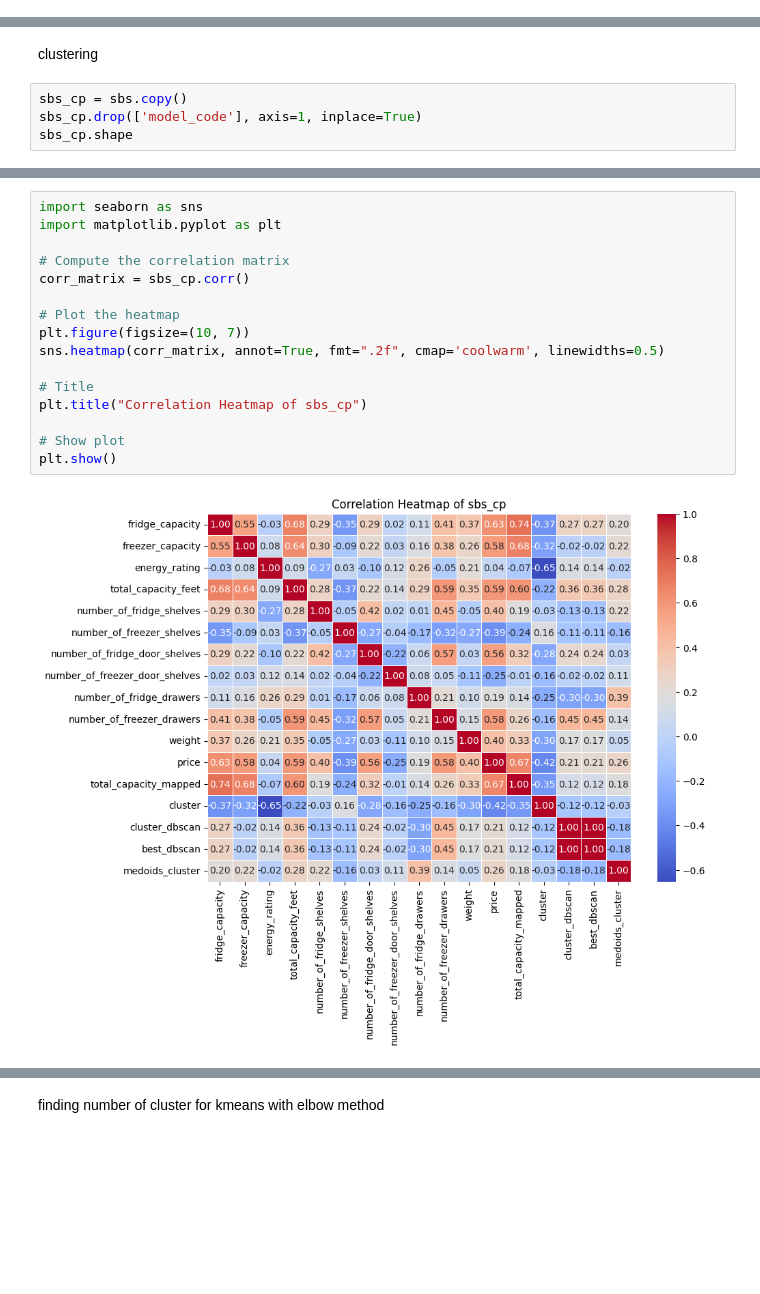
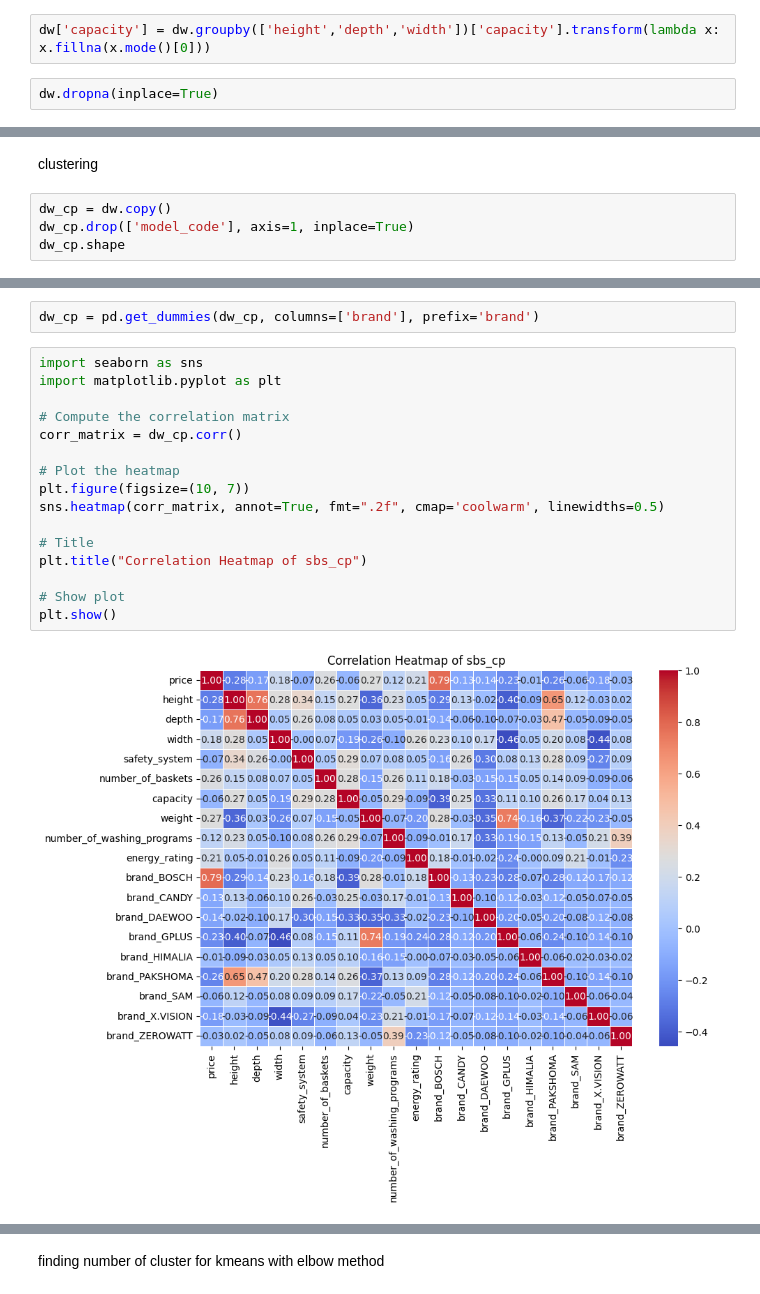
Before and after one commit to atefehjn/scraping-clustering, a Jupyter notebook: DW_dataset_cleaning.ipynb, the cells around one changed output, grey strips where cells are left out. Cells and saved outputs as stored; diff of their text form; blank space fills up the shorter version.

```diff
--- a/DW_dataset_cleaning.ipynb
+++ b/DW_dataset_cleaning.ipynb
@@ -208,0 +512,4 @@ dtype: int64
+# %%
+dw['capacity'] = dw.groupby(['height','depth','width'])['capacity'].transform(lambda x: x.fillna(x.mode()[0]))
+# %%
+dw.dropna(inplace=True)
@@ -209,7 +523,7 @@ dtype: int64
 # %% [markdown]
 clustering
 # %%
-sbs_cp = sbs.copy()
-sbs_cp.drop(['model_code'], axis=1, inplace=True)
-sbs_cp.shape
+dw_cp = dw.copy()
+dw_cp.drop(['model_code'], axis=1, inplace=True)
+dw_cp.shape
 # %% [output]
@@ -217,21 +547,23 @@ sbs_cp.shape
+# %%
+dw_cp = pd.get_dummies(dw_cp, columns=['brand'], prefix='brand')
 # %%
 import seaborn as sns
 import matplotlib.pyplot as plt
 
 # Compute the correlation matrix
-corr_matrix = sbs_cp.corr()
+corr_matrix = dw_cp.corr()
 
 # Plot the heatmap
 plt.figure(figsize=(10, 7))
 sns.heatmap(corr_matrix, annot=True, fmt=".2f", cmap='coolwarm', linewidths=0.5)
 
 # Title
 plt.title("Correlation Heatmap of sbs_cp")
 
 # Show plot
 plt.show()
 # %% [output]
-[figure, old version]
+[figure, new version]
 # %%
 import pandas as pd
 from sklearn.preprocessing import StandardScaler,MinMaxScaler
```
Also changed, not shown: parts of 76 cells of this notebook, 6 other files.
